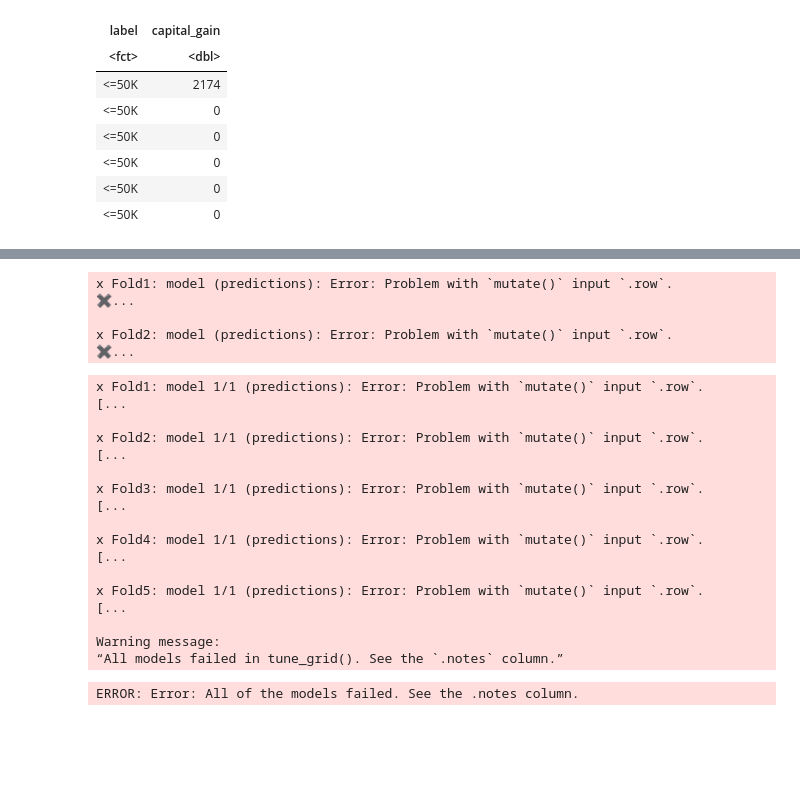
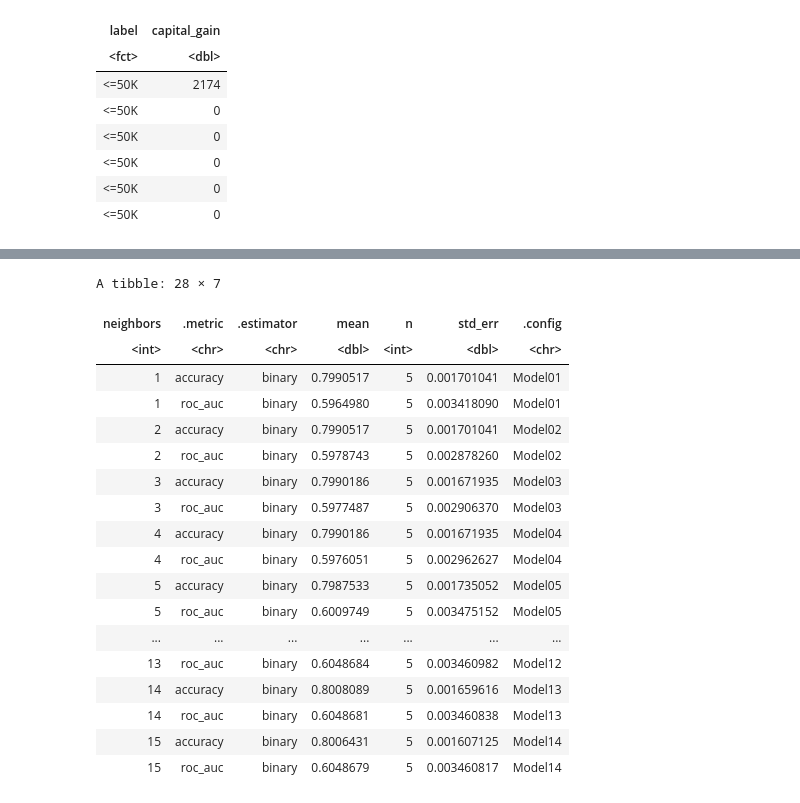
Before and after one commit to jasreetd/Group_Proposal, a Jupyter notebook: Riley.ipynb, the cells around one changed output, grey strips where cells are left out. Drawn from its saved outputs; the diff is of its cells as text; code cells hidden in the pictures; blank space fills up the shorter version.

```diff
--- a/Riley.ipynb
+++ b/Riley.ipynb
@@ -331,50 +318,33 @@ adult_vfold <- vfold_cv(adult_relevant, v = 5, strata = label)
 # %%
 ## Creating a Workflow
 
-knn_fit <- workflow() %>%
-    add_recipe(adult_recipe) %>%
-    add_model(knn_spec) %>%
-    fit_resamples(resamples = adult_vfold)
+knn_results_2 <- workflow() %>%
+    add_recipe(adult_recipe_2)%>%
+    add_model(knn_spec)%>%
+    tune_grid(resamples = adult_vfold, grid = 20)%>%
+    collect_metrics()
-# %% [output]
-x Fold1: model (predictions): Error: Problem with `mutate()` input `.row`.
-✖...
-
-x Fold2: model (predictions): Error: Problem with `mutate()` input `.row`.
-✖...
-# %%
-## Tuning our Model
-
-knn_spec_tune <- nearest_neighbor(weight_func = "rectangular", neighbors = tune()) %>%
-  set_engine("kknn") %>%
-  set_mode("classification")
-
-set.seed(1)
-knn_results <- workflow() %>%
-  add_recipe(adult_recipe) %>%
-  add_model(knn_spec_tune) %>%
-  tune_grid(resamples = adult_vfold, grid = 10) %>%
-  collect_metrics()
-
-head(knn_results)
-# %% [output]
-x Fold1: model 1/1 (predictions): Error: Problem with `mutate()` input `.row`.
-[...
-
-x Fold2: model 1/1 (predictions): Error: Problem with `mutate()` input `.row`.
-[...
-
-x Fold3: model 1/1 (predictions): Error: Problem with `mutate()` input `.row`.
-[...
-
-x Fold4: model 1/1 (predictions): Error: Problem with `mutate()` input `.row`.
-[...
-
-x Fold5: model 1/1 (predictions): Error: Problem with `mutate()` input `.row`.
-[...
-
-Warning message:
-“All models failed in tune_grid(). See the `.notes` column.”
-ERROR: Error: All of the models failed. See the .notes column.
+# %%
+knn_results_2
+# %% [output]
+A tibble: 28 × 7
+| neighbors | .metric | .estimator | mean | n | std_err | .config |
+| <int> | <chr> | <chr> | <dbl> | <int> | <dbl> | <chr> |
+| 1 | accuracy | binary | 0.7990517 | 5 | 0.001701041 | Model01 |
+| 1 | roc_auc | binary | 0.5964980 | 5 | 0.003418090 | Model01 |
+| 2 | accuracy | binary | 0.7990517 | 5 | 0.001701041 | Model02 |
+| 2 | roc_auc | binary | 0.5978743 | 5 | 0.002878260 | Model02 |
+| 3 | accuracy | binary | 0.7990186 | 5 | 0.001671935 | Model03 |
+| 3 | roc_auc | binary | 0.5977487 | 5 | 0.002906370 | Model03 |
+| 4 | accuracy | binary | 0.7990186 | 5 | 0.001671935 | Model04 |
+| 4 | roc_auc | binary | 0.5976051 | 5 | 0.002962627 | Model04 |
+| 5 | accuracy | binary | 0.7987533 | 5 | 0.001735052 | Model05 |
+| 5 | roc_auc | binary | 0.6009749 | 5 | 0.003475152 | Model05 |
+| ... | ... | ... | ... | ... | ... | ... |
+| 13 | roc_auc | binary | 0.6048684 | 5 | 0.003460982 | Model12 |
+| 14 | accuracy | binary | 0.8008089 | 5 | 0.001659616 | Model13 |
+| 14 | roc_auc | binary | 0.6048681 | 5 | 0.003460838 | Model13 |
+| 15 | accuracy | binary | 0.8006431 | 5 | 0.001607125 | Model14 |
+| 15 | roc_auc | binary | 0.6048679 | 5 | 0.003460817 | Model14 |
 # %%
 ## Scatterplot of Accuracy vs K
 
```
Also changed, not shown: parts of 4 cells of this notebook, 1 other file.
